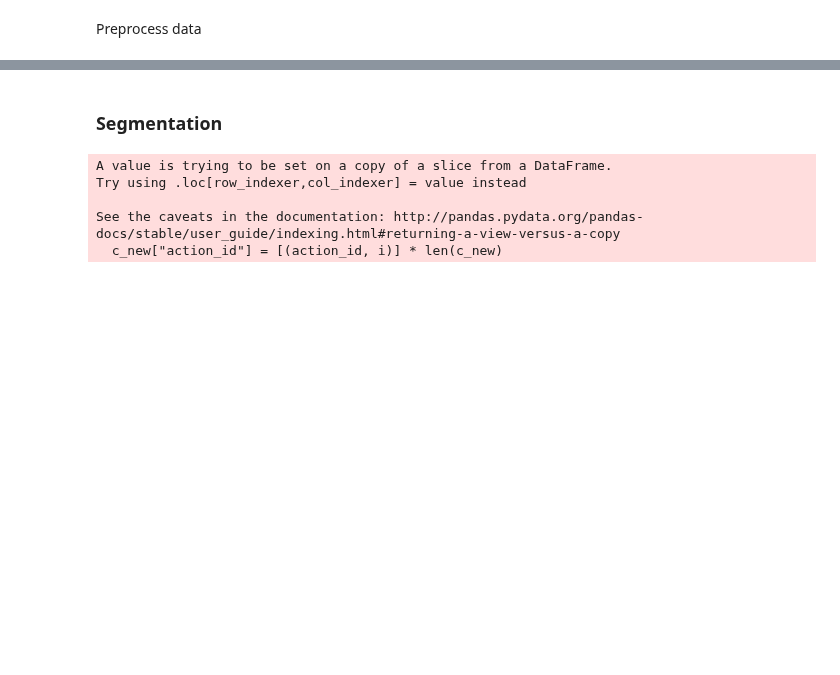
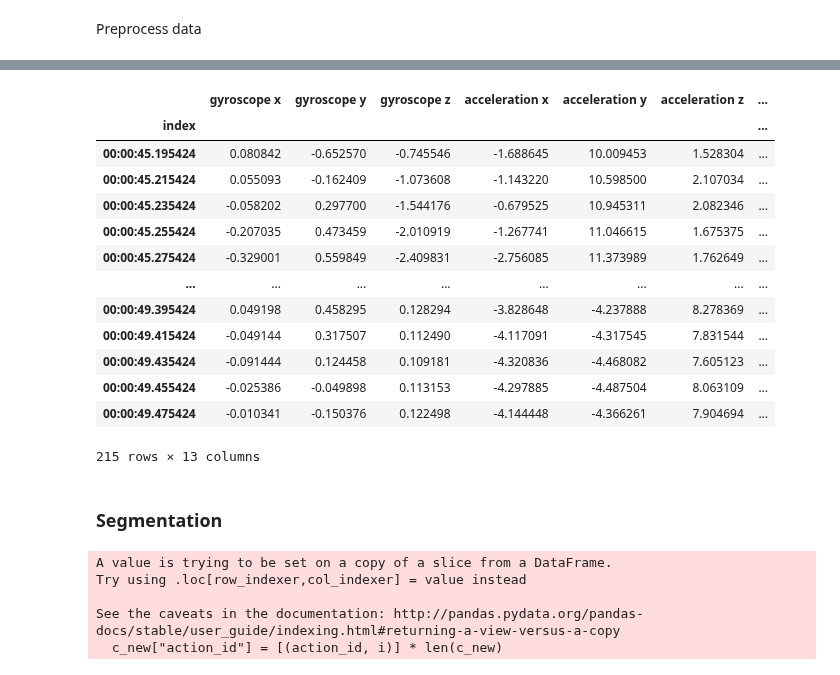
Before and after one commit to mp-mental-health-2020/mp-mental-health-2020, a Jupyter notebook: src/experiments/Supervised Classification.ipynb, the cells around one changed output, grey strips where cells are left out. Drawn from its saved outputs; the diff is of its cells as text; code cells hidden in the pictures; blank space fills up the shorter version.

```diff
--- a/src/experiments/Supervised Classification.ipynb
+++ b/src/experiments/Supervised Classification.ipynb
@@ -74,3 +67,22 @@ NameError: name 'preprocess_chunks_for_null_test_with_indoor' is not defined
+# %%
+chunks_ocd, chunks_null_class = preprocess_chunks_for_null_test(chunks, null_chunks, use_indoor=use_indoor)
+# %%
+chunks_ocd[0]
+# %% [output]
+|  | gyroscope x | gyroscope y | gyroscope z | acceleration x | acceleration y | acceleration z | ... |
+| index |  |  |  |  |  |  | ... |
+| 00:00:45.195424 | 0.080842 | -0.652570 | -0.745546 | -1.688645 | 10.009453 | 1.528304 | ... |
+| 00:00:45.215424 | 0.055093 | -0.162409 | -1.073608 | -1.143220 | 10.598500 | 2.107034 | ... |
+| 00:00:45.235424 | -0.058202 | 0.297700 | -1.544176 | -0.679525 | 10.945311 | 2.082346 | ... |
+| 00:00:45.255424 | -0.207035 | 0.473459 | -2.010919 | -1.267741 | 11.046615 | 1.675375 | ... |
+| 00:00:45.275424 | -0.329001 | 0.559849 | -2.409831 | -2.756085 | 11.373989 | 1.762649 | ... |
+| ... | ... | ... | ... | ... | ... | ... | ... |
+| 00:00:49.395424 | 0.049198 | 0.458295 | 0.128294 | -3.828648 | -4.237888 | 8.278369 | ... |
+| 00:00:49.415424 | -0.049144 | 0.317507 | 0.112490 | -4.117091 | -4.317545 | 7.831544 | ... |
+| 00:00:49.435424 | -0.091444 | 0.124458 | 0.109181 | -4.320836 | -4.468082 | 7.605123 | ... |
+| 00:00:49.455424 | -0.025386 | -0.049898 | 0.113153 | -4.297885 | -4.487504 | 8.063109 | ... |
+| 00:00:49.475424 | -0.010341 | -0.150376 | 0.122498 | -4.144448 | -4.366261 | 7.904694 | ... |
+215 rows × 13 columns
 # %% [markdown]
 ### Segmentation
 # %%
```
Also changed, not shown: parts of 7 cells of this notebook, 3 other files.
